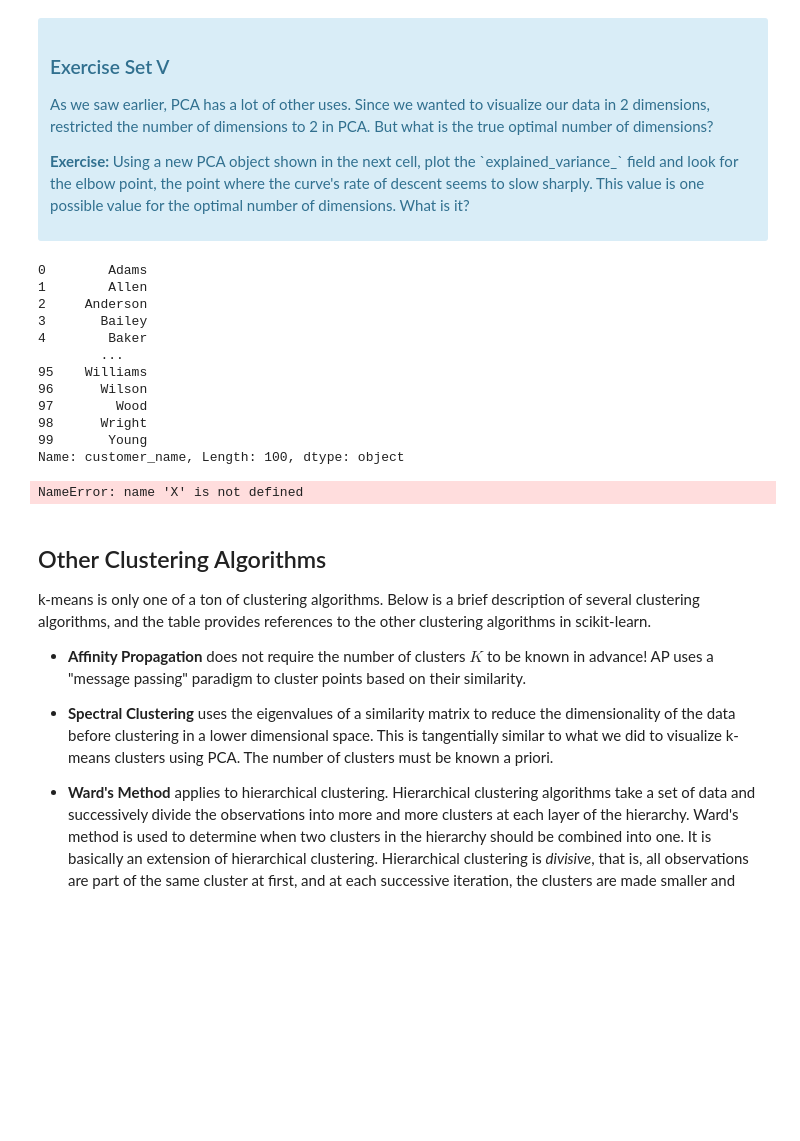
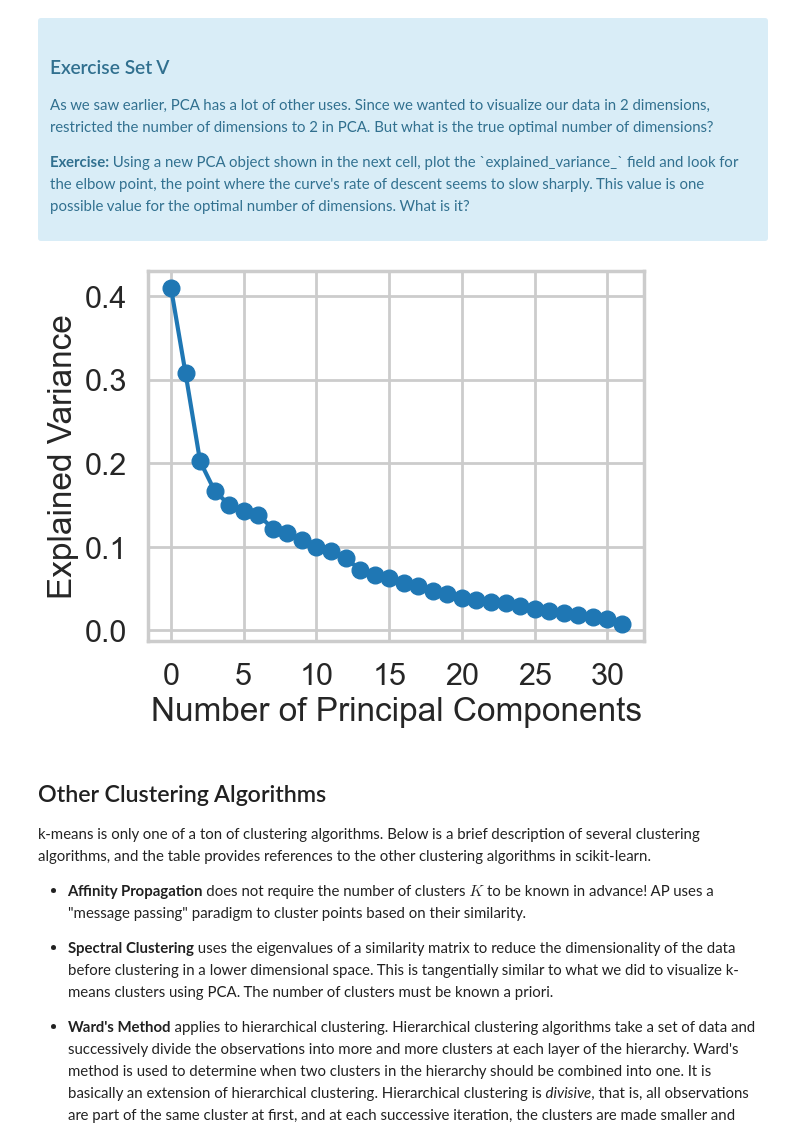
Before and after one commit to sardarchitect/ucsd-mini-projects, a Jupyter notebook: mec-16.2.6-clustering-mini-project/Mini_Project_Clustering.ipynb, the cells around one changed output. Drawn from its saved outputs; the diff is of its cells as text; code cells hidden in the pictures; blank space fills up the shorter version.

```diff
--- a/mec-16.2.6-clustering-mini-project/Mini_Project_Clustering.ipynb
+++ b/mec-16.2.6-clustering-mini-project/Mini_Project_Clustering.ipynb
@@ -356,31 +382,23 @@ What we've done is we've taken those columns of 0/1 indicator variables, and we'
 
 <p><b>Exercise:</b> Using a new PCA object shown in the next cell, plot the `explained_variance_` field and look for the elbow point, the point where the curve's rate of descent seems to slow sharply. This value is one possible value for the optimal number of dimensions. What is it?</p>
 </div>
-# %%
-pd.Series(pivot_transactions_offers.index)
-# %% [output]
-0        Adams
-1        Allen
-2     Anderson
-3       Bailey
-4        Baker
-        ...
-95    Williams
-96      Wilson
-97        Wood
-98      Wright
-99       Young
-Name: customer_name, Length: 100, dtype: object
 # %%
 #your turn
 # Initialize a new PCA model with a default number of components.
 import sklearn.decomposition
 pca = sklearn.decomposition.PCA()
-pca.fit(X)
+pca.fit(x_cols)
 
 # Do the rest on your own :)
+plt.plot(pca.explained_variance_, marker='o')
+plt.xlabel('Number of Principal Components')
+plt.ylabel('Explained Variance')
+plt.xticks([0,5,10,15,20,25,30])
+plt.show()
+
+# Seems like the elbow point is at '3'
 # %% [output]
-NameError: name 'X' is not defined
+[figure, added]
 # %% [markdown]
 ## Other Clustering Algorithms
 
```
Also changed, not shown: parts of 7 cells of this notebook.
